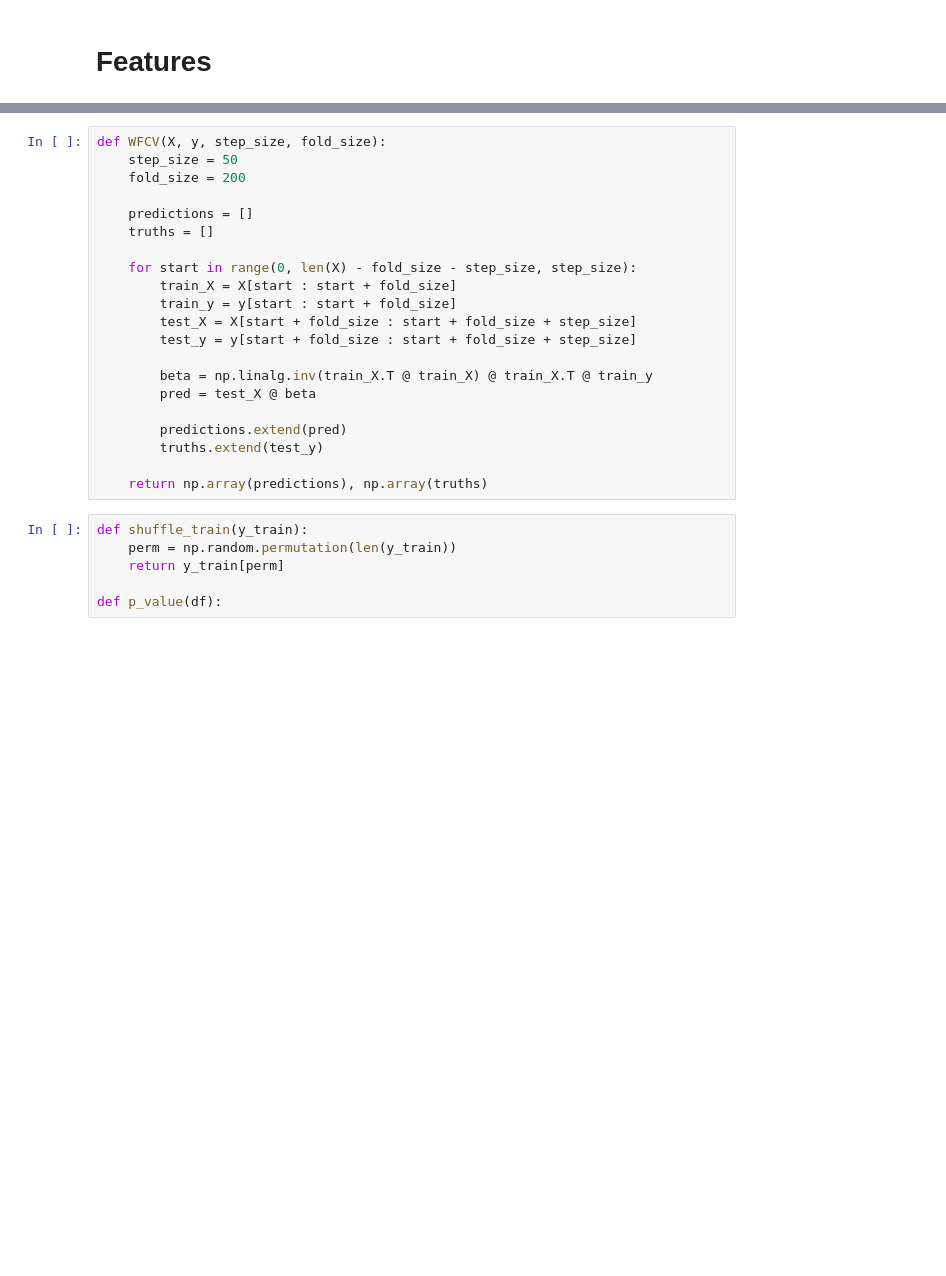
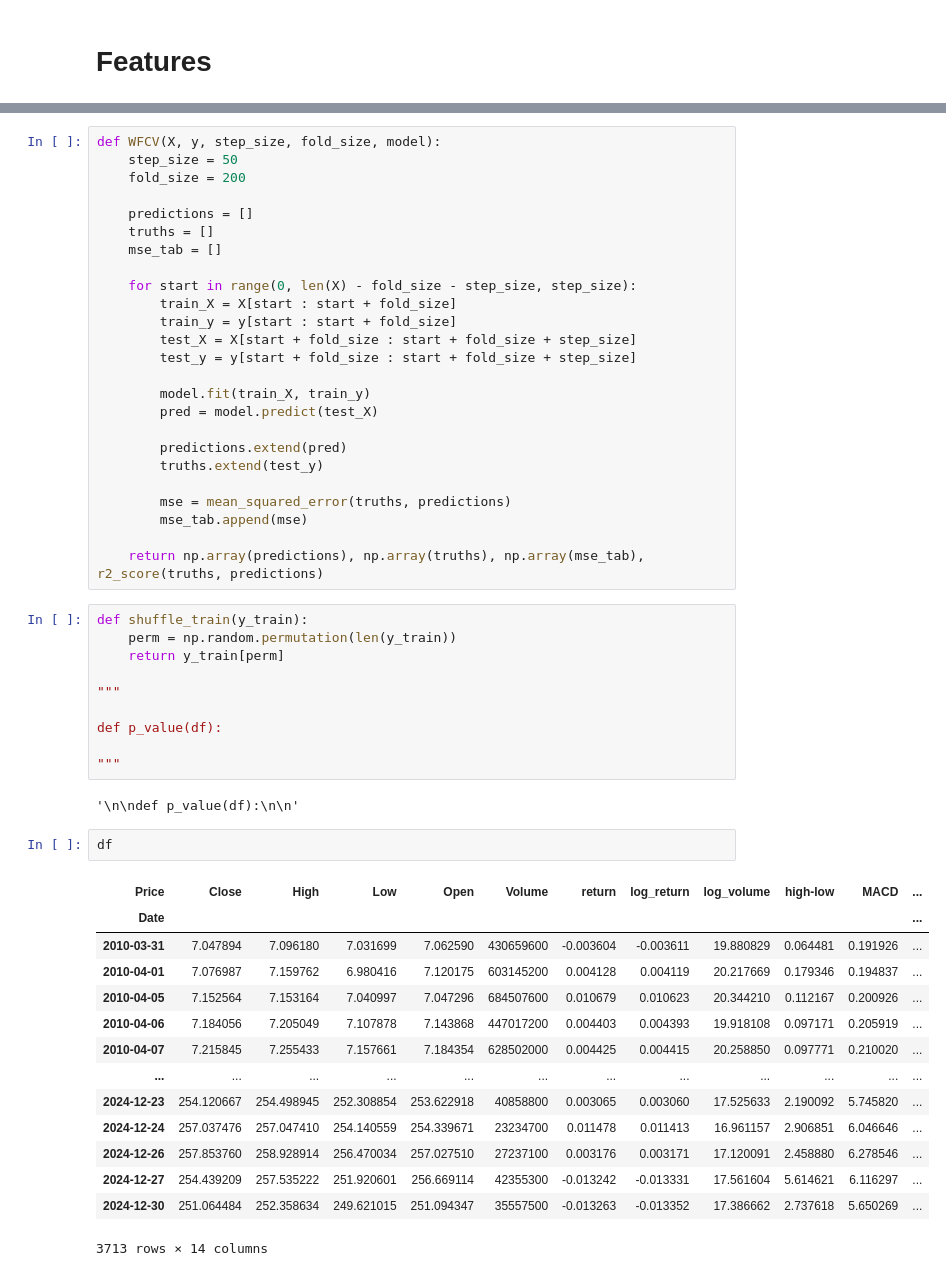
Before and after one commit to dianemans/time-series-pred, a Jupyter notebook: test_samy.ipynb, the cells around one changed output, grey strips where cells are left out. Saved outputs shown, nothing was run; the diff lists cells and outputs as text; blank space fills up the shorter version.

```diff
--- a/test_samy.ipynb
+++ b/test_samy.ipynb
@@ -601,12 +380,13 @@ def Drawdown_current(df):
 def volatility_rolling(df, window):
     return df['log_return'].rolling(window).std()
 # %%
-def WFCV(X, y, step_size, fold_size):
+def WFCV(X, y, step_size, fold_size, model):
     step_size = 50
     fold_size = 200
 
     predictions = []
     truths = []
+    mse_tab = []
 
     for start in range(0, len(X) - fold_size - step_size, step_size):
         train_X = X[start : start + fold_size]
@@ -614,16 +394,42 @@ def WFCV(X, y, step_size, fold_size):
         test_X = X[start + fold_size : start + fold_size + step_size]
         test_y = y[start + fold_size : start + fold_size + step_size]
 
-        beta = np.linalg.inv(train_X.T @ train_X) @ train_X.T @ train_y
-        pred = test_X @ beta
+        model.fit(train_X, train_y)
+        pred = model.predict(test_X)
 
         predictions.extend(pred)
         truths.extend(test_y)
 
-    return np.array(predictions), np.array(truths)
+        mse = mean_squared_error(truths, predictions)
+        mse_tab.append(mse)
+
+    return np.array(predictions), np.array(truths), np.array(mse_tab), r2_score(truths, predictions)
 # %%
 def shuffle_train(y_train):
     perm = np.random.permutation(len(y_train))
     return y_train[perm]
 
+"""
+
 def p_value(df):
+
+"""
+# %% [output]
+'\n\ndef p_value(df):\n\n'
+# %%
+df
+# %% [output]
+| Price | Close | High | Low | Open | Volume | return | log_return | log_volume | high-low | MACD | ... |
+| Date |  |  |  |  |  |  |  |  |  |  | ... |
+| 2010-03-31 | 7.047894 | 7.096180 | 7.031699 | 7.062590 | 430659600 | -0.003604 | -0.003611 | 19.880829 | 0.064481 | 0.191926 | ... |
+| 2010-04-01 | 7.076987 | 7.159762 | 6.980416 | 7.120175 | 603145200 | 0.004128 | 0.004119 | 20.217669 | 0.179346 | 0.194837 | ... |
+| 2010-04-05 | 7.152564 | 7.153164 | 7.040997 | 7.047296 | 684507600 | 0.010679 | 0.010623 | 20.344210 | 0.112167 | 0.200926 | ... |
+| 2010-04-06 | 7.184056 | 7.205049 | 7.107878 | 7.143868 | 447017200 | 0.004403 | 0.004393 | 19.918108 | 0.097171 | 0.205919 | ... |
+| 2010-04-07 | 7.215845 | 7.255433 | 7.157661 | 7.184354 | 628502000 | 0.004425 | 0.004415 | 20.258850 | 0.097771 | 0.210020 | ... |
+| ... | ... | ... | ... | ... | ... | ... | ... | ... | ... | ... | ... |
+| 2024-12-23 | 254.120667 | 254.498945 | 252.308854 | 253.622918 | 40858800 | 0.003065 | 0.003060 | 17.525633 | 2.190092 | 5.745820 | ... |
+| 2024-12-24 | 257.037476 | 257.047410 | 254.140559 | 254.339671 | 23234700 | 0.011478 | 0.011413 | 16.961157 | 2.906851 | 6.046646 | ... |
+| 2024-12-26 | 257.853760 | 258.928914 | 256.470034 | 257.027510 | 27237100 | 0.003176 | 0.003171 | 17.120091 | 2.458880 | 6.278546 | ... |
+| 2024-12-27 | 254.439209 | 257.535222 | 251.920601 | 256.669114 | 42355300 | -0.013242 | -0.013331 | 17.561604 | 5.614621 | 6.116297 | ... |
+| 2024-12-30 | 251.064484 | 252.358634 | 249.621015 | 251.094347 | 35557500 | -0.013263 | -0.013352 | 17.386662 | 2.737618 | 5.650269 | ... |
+3713 rows × 14 columns
```
Also changed, not shown: parts of 15 cells of this notebook.
